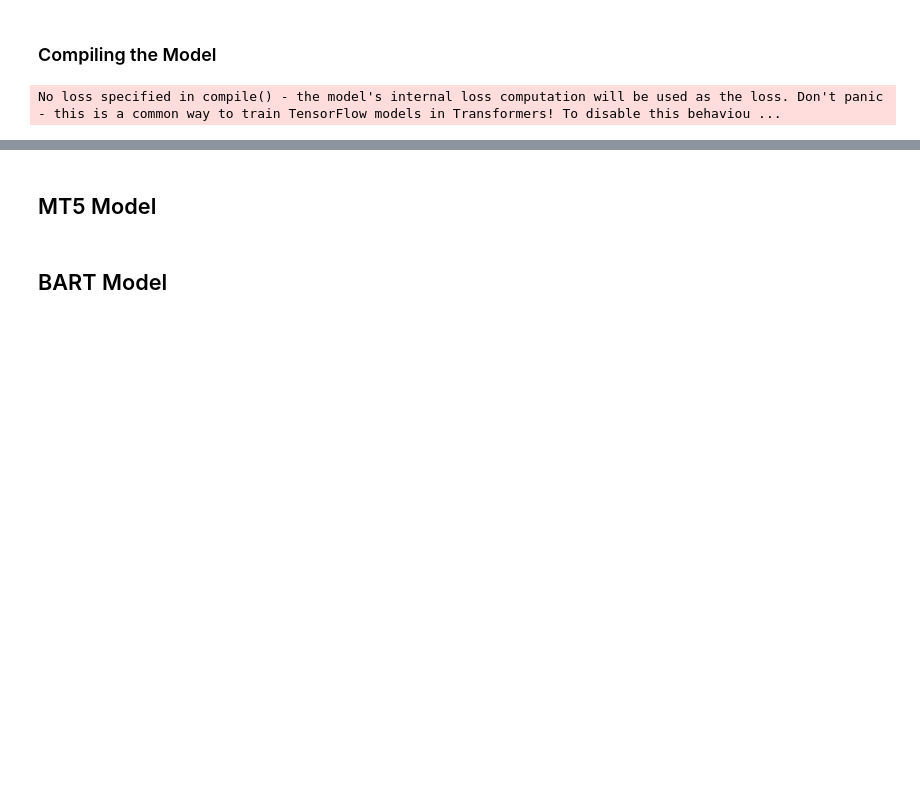
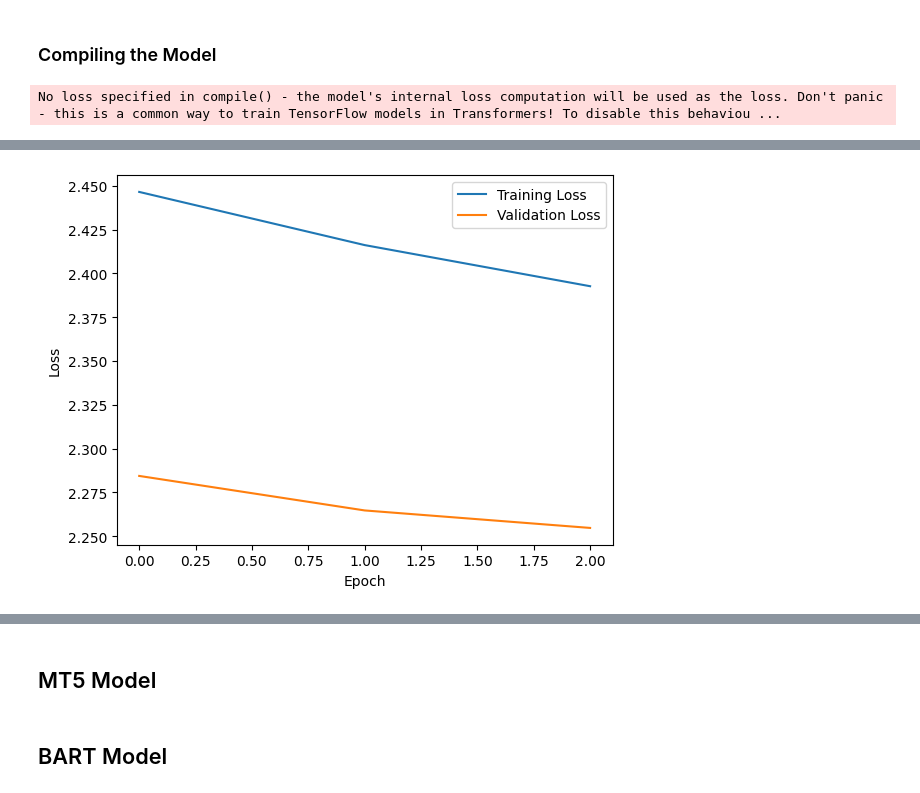
Before and after one commit to JammalAdeyemi/Bigpatent_Summarization, a Jupyter notebook: notebooks/Bigpatent.ipynb, the cells around one changed output, grey strips where cells are left out. Cells and saved outputs as stored; diff of their text form; code cells hidden in the pictures; blank space fills up the shorter version.

Commit message:
tf-trained

```diff
--- a/notebooks/Bigpatent.ipynb
+++ b/notebooks/Bigpatent.ipynb
@@ -132,3 +154,4 @@ If your task is similar to the task the model of the checkpoint was trained on,
 # %%
-data_collator = DataCollatorForSeq2Seq(tokenizer, model=MODEL_CHECKPOINT, return_tensors="tf")
+data_collator = DataCollatorForSeq2Seq(tokenizer, model=model, return_tensors="tf")
+generation_data_collator = DataCollatorForSeq2Seq(tokenizer, model=model,return_tensors="np",pad_to_multiple_of=128)
 # %%
@@ -161,7 +180,7 @@ You're using a T5TokenizerFast tokenizer. Please note that with a fast tokenizer
 # %% [markdown]
 ### Compiling the Model
 # %%
-optimizer = AdamWeightDecay(learning_rate=2e-5)
+optimizer = AdamWeightDecay(learning_rate=2e-5, weight_decay_rate=0.01)
 model.compile(optimizer=optimizer)
 # %% [output]
 No loss specified in compile() - the model's internal loss computation will be used as the loss. Don't panic - this is a common way to train TensorFlow models in Transformers! To disable this behaviou ...
@@ -197,2 +213,0 @@ WARNING:root:No label_cols specified for KerasMetricCallback, assuming you want
-# %%
-model.fit(x=tf_train_set, validation_data=tf_test_set, epochs=1, callbacks=callbacks)
@@ -201,0 +255,8 @@ model.fit(x=tf_train_set, validation_data=tf_test_set, epochs=1, callbacks=callb
+# %%
+metric_callback = KerasMetricCallback(
+    metric_fn, eval_dataset=tf_generation_set, predict_with_generate=True, use_xla_generation=True
+)
+
+callbacks = [metric_callback]
+
+history = model.fit(x=tf_train_set, validation_data=tf_validation_set, epochs=3, callbacks=callbacks)
@@ -201,0 +270,13 @@ model.fit(x=tf_train_set, validation_data=tf_test_set, epochs=1, callbacks=callb
+# %%
+# Plot the metrics
+train_loss = history.history['loss']
+val_loss = history.history['val_loss']
+
+plt.plot(train_loss, label='Training Loss')
+plt.plot(val_loss, label='Validation Loss')
+plt.xlabel('Epoch')
+plt.ylabel('Loss')
+plt.legend()
+plt.show()
+# %% [output]
+[figure, added]
```
Also changed, not shown: parts of 21 cells of this notebook.
